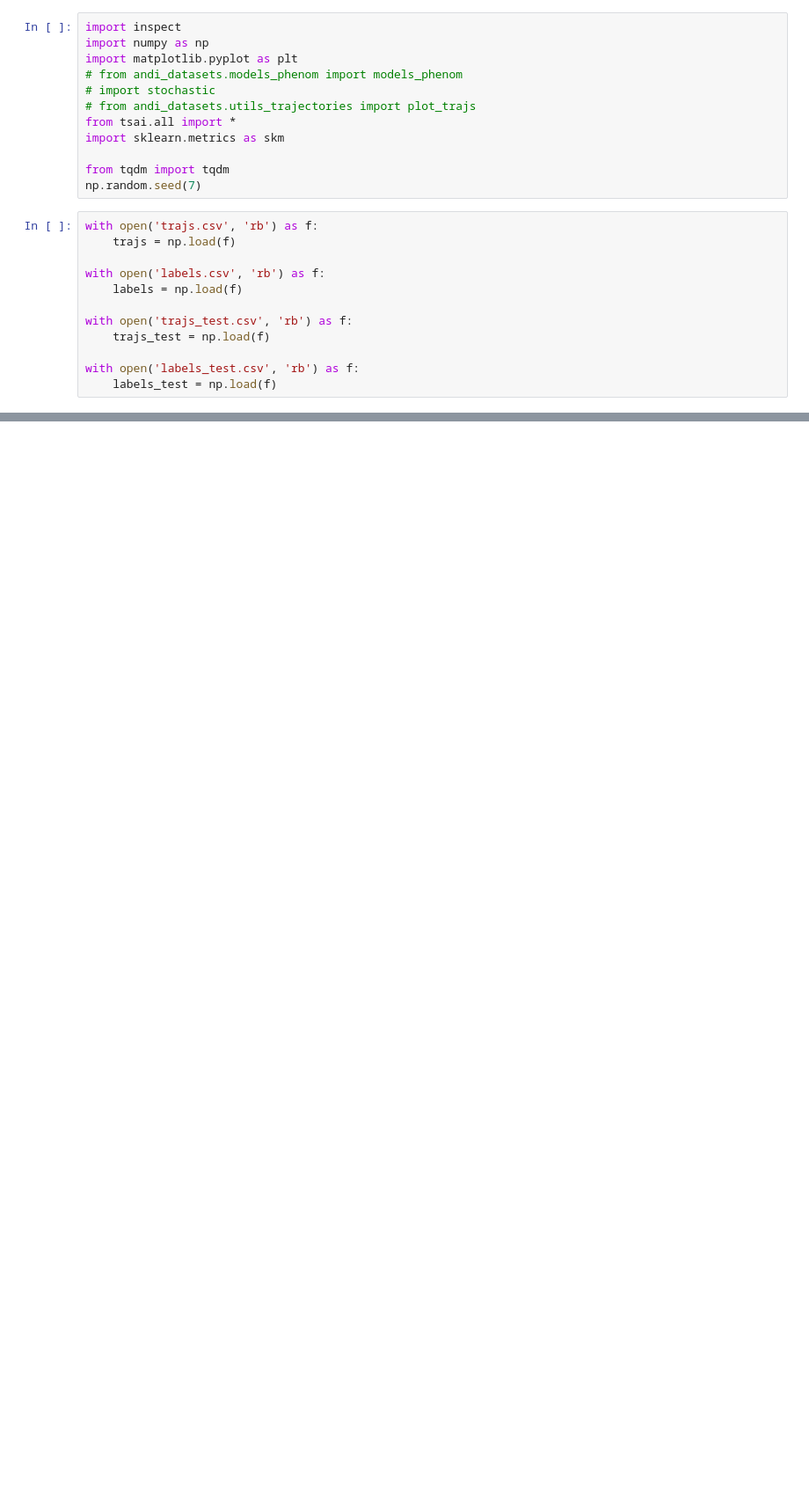
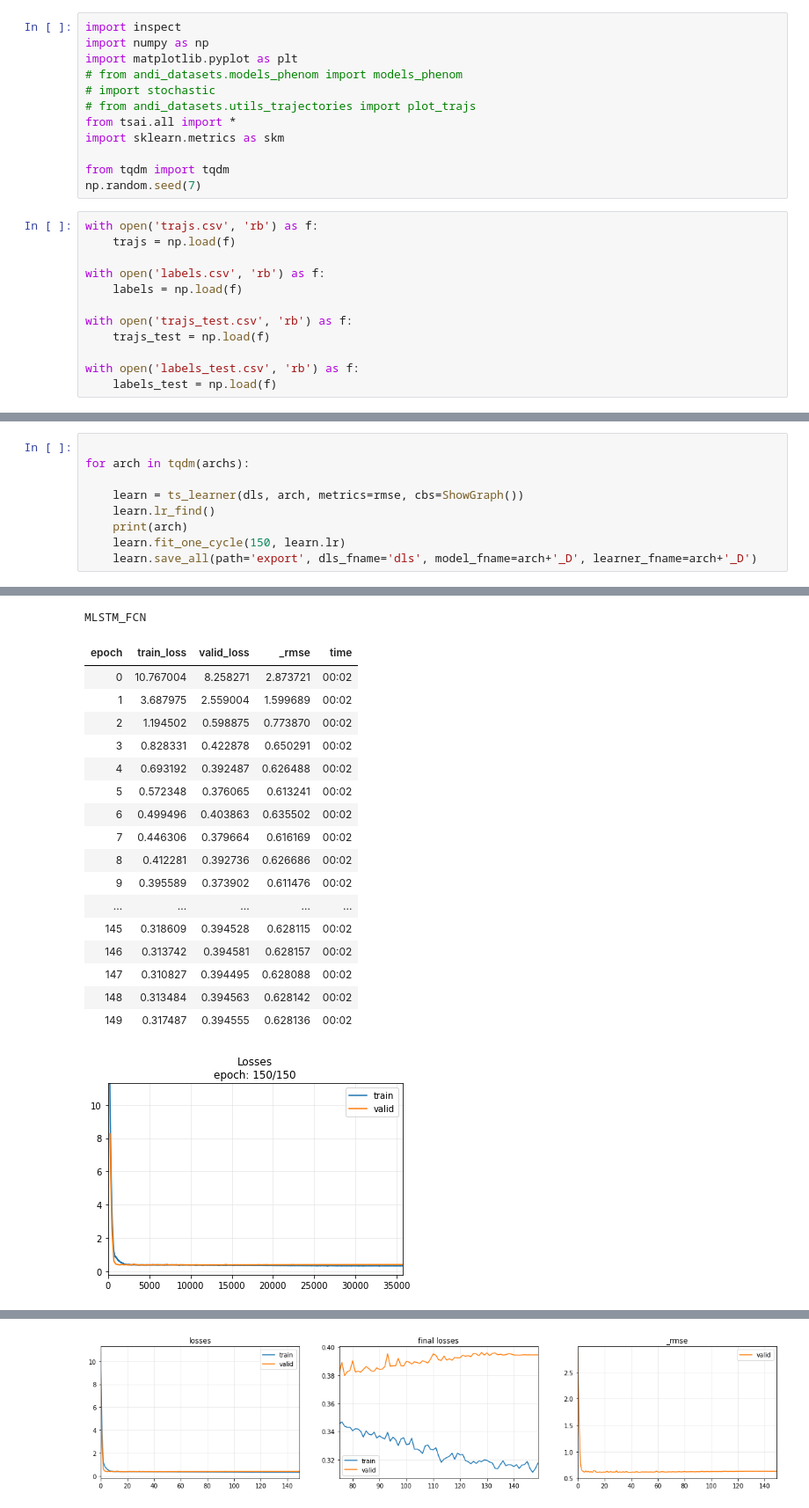
Before and after one commit to dimitryvinichenko/AnDi-2024, a Jupyter notebook: andi.ipynb, the cells around one changed output, grey strips where cells are left out. Shown at 88% size. Cells and saved outputs as stored; diff of their text form; blank space fills up the shorter version.

```diff
--- a/andi.ipynb
+++ b/andi.ipynb
@@ -158,0 +143,10 @@ for arch  in archs:
+# %%
+
+for arch in tqdm(archs):
+
+    learn = ts_learner(dls, arch, metrics=rmse, cbs=ShowGraph())
+    learn.lr_find()
+    print(arch)
+    learn.fit_one_cycle(150, learn.lr)
+    learn.save_all(path='export', dls_fname='dls', model_fname=arch+'_D', learner_fname=arch+'_D')
+# %% [output]
@@ -158,0 +154,19 @@ for arch  in archs:
+MLSTM_FCN
+| epoch | train_loss | valid_loss | _rmse | time |
+| 0 | 10.767004 | 8.258271 | 2.873721 | 00:02 |
+| 1 | 3.687975 | 2.559004 | 1.599689 | 00:02 |
+| 2 | 1.194502 | 0.598875 | 0.773870 | 00:02 |
+| 3 | 0.828331 | 0.422878 | 0.650291 | 00:02 |
+| 4 | 0.693192 | 0.392487 | 0.626488 | 00:02 |
+| 5 | 0.572348 | 0.376065 | 0.613241 | 00:02 |
+| 6 | 0.499496 | 0.403863 | 0.635502 | 00:02 |
+| 7 | 0.446306 | 0.379664 | 0.616169 | 00:02 |
+| 8 | 0.412281 | 0.392736 | 0.626686 | 00:02 |
+| 9 | 0.395589 | 0.373902 | 0.611476 | 00:02 |
+| ... | ... | ... | ... | ... |
+| 145 | 0.318609 | 0.394528 | 0.628115 | 00:02 |
+| 146 | 0.313742 | 0.394581 | 0.628157 | 00:02 |
+| 147 | 0.310827 | 0.394495 | 0.628088 | 00:02 |
+| 148 | 0.313484 | 0.394563 | 0.628142 | 00:02 |
+| 149 | 0.317487 | 0.394555 | 0.628136 | 00:02 |
+[figure, added]
@@ -158,0 +174 @@ for arch  in archs:
+[figure, added]
```
Also changed, not shown: parts of 13 cells of this notebook, 1 other file.
